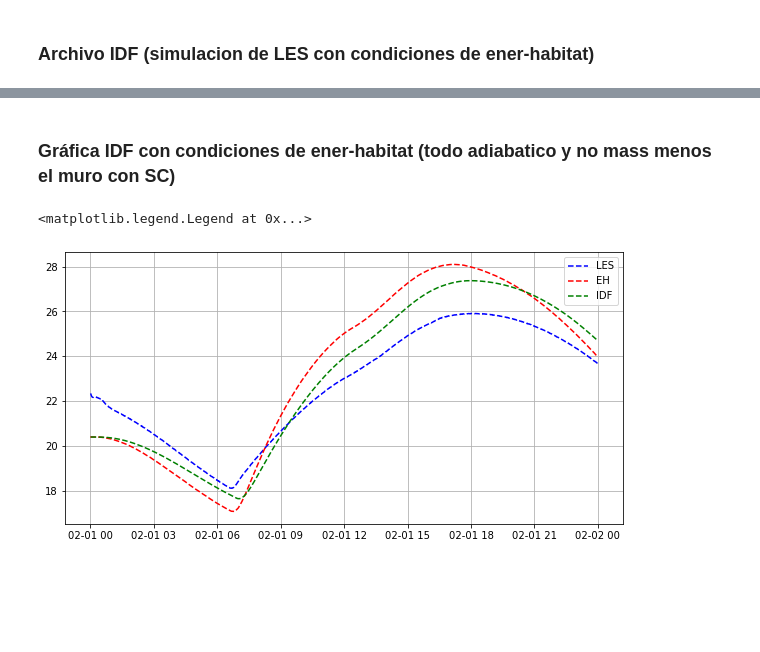
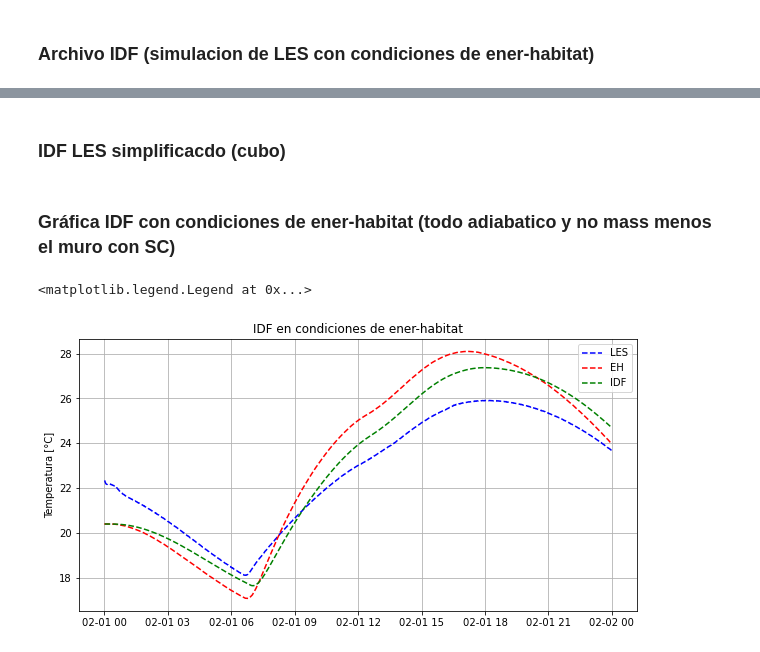
Before and after one commit to gabyagaa/LES, a Jupyter notebook: libretas/220222_comparacion_con_enerhabitat.ipynb, the cells around one changed output, grey strips where cells are left out. Drawn from its saved outputs; the diff is of its cells as text; code cells hidden in the pictures; blank space fills up the shorter version.

```diff
--- a/libretas/220222_comparacion_con_enerhabitat.ipynb
+++ b/libretas/220222_comparacion_con_enerhabitat.ipynb
@@ -81,0 +73,2 @@ cubo = importa('../Datos/enerhabitat.txt',nombres2)
+# %% [markdown]
+### IDF LES simplificacdo (cubo)
@@ -82,25 +82,25 @@ cubo = importa('../Datos/enerhabitat.txt',nombres2)
 # %%
 dt=IDF.index-LES.index
 LES.index=LES.index+dt
-# %% [markdown]
-### Gráfica IDF con condiciones de ener-habitat (todo adiabatico y no mass menos el muro con SC)
+# %% [markdown]
+### Gráfica IDF con condiciones de ener-habitat (todo adiabatico y no mass menos el muro con SC)
 # %%
 fig, ax = plt.subplots(figsize=(10,5))
-#plt.ylabel('Temperatura [°C]')
-#plt.title("Temperatura sol-aire")
+plt.ylabel('Temperatura [°C]')
+plt.title("IDF en condiciones de ener-habitat")
 
 #ax.plot(LES.To, 'b')
 #ax.plot(EH.Tsa, 'r')
 #ax.plot(IDF.Ta_IDF, 'g')
 #ax.plot(cubo.To_cubo, 'k')
 
 ax.plot(LES.Ti, 'b--', label   = 'LES')
 ax.plot(EH.Tint, 'r--', label   = 'EH')
 ax.plot(IDF.Ti_IDF, 'g--', label   = 'IDF')
 #ax.plot(cubo.Ti_cubo, 'k--', label   = 'cubo')
 
 plt.grid()
 ax.legend()
 # %% [output]
 <matplotlib.legend.Legend at 0x...>
-[figure, old version]
+[figure, new version]
```
Also changed, not shown: parts of 3 cells of this notebook, 1 other file.
